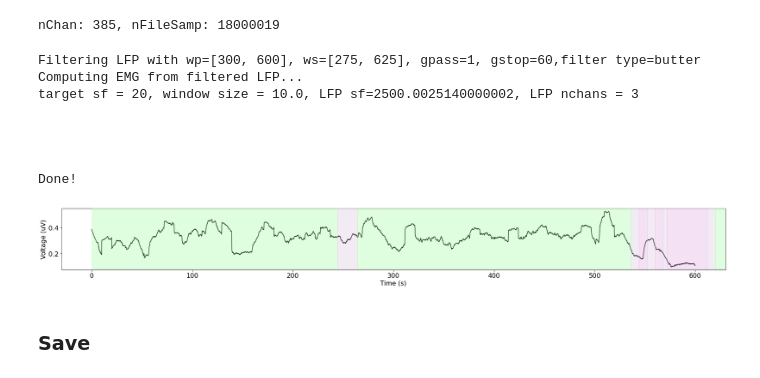
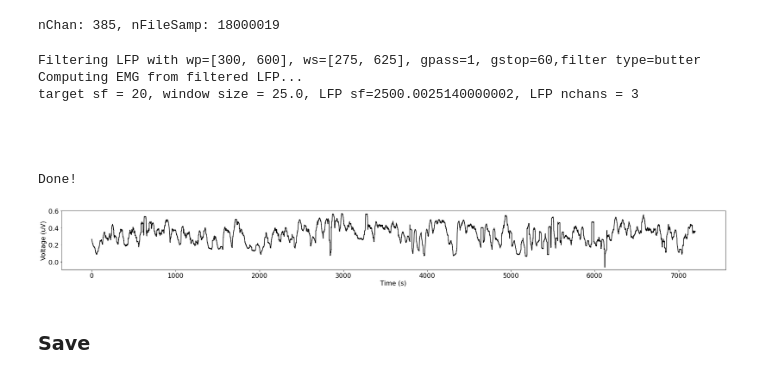
Before and after one commit to CSC-UW/ecephys, a Jupyter notebook: ecephys/notebooks/EMG-from-LFP.ipynb, the cells around one changed output. Cells and saved outputs as stored; diff of their text form; code cells hidden in the pictures.

```diff
--- a/ecephys/notebooks/EMG-from-LFP.ipynb
+++ b/ecephys/notebooks/EMG-from-LFP.ipynb
@@ -20,6 +20,6 @@ from ecephys.scoring import load_visbrain_hypnogram
 from ecephys.plot import plot_hypnogram_overlay
 # %%
 start_time = 0
-end_time = 600
-bin_path = Path(paths.lfp_bin["SR"]["Doppio"])
+end_time = None
+bin_path = paths.get_datapath(subject="Doppio", condition="REC-2", data="lf.bin")
 # %%
@@ -31,12 +31,12 @@ emg_sig = load_timeseries(bin_path, emg_chans, start_time=start_time, end_time=e
 # %% [output]
 nChan: 385, nFileSamp: 18000019
 # %%
-emg_opts = dict(target_sf=20, window_size=10.0, wp=[300, 600], ws=[275, 625], gpass=1, gstop=60, ftype='butter')
+emg_opts = dict(target_sf=20, window_size=25.0, wp=[300, 600], ws=[275, 625], gpass=1, gstop=60, ftype='butter')
 emg_values = compute_EMG(emg_sig.values.T, emg_sig.fs, **emg_opts).T
 # %% [output]
 Filtering LFP with wp=[300, 600], ws=[275, 625], gpass=1, gstop=60,filter type=butter
 Computing EMG from filtered LFP...
-target sf = 20, window size = 10.0, LFP sf=2500.0025140000002, LFP nchans = 3
+target sf = 20, window size = 25.0, LFP sf=2500.0025140000002, LFP nchans = 3
 
 
 
@@ -53,9 +53,9 @@ for key in emg_opts:
 # %%
 _, ax = plt.subplots(figsize=(24, 3))
 plot_time_series(emg.time.values, emg.values, ax=ax)
-plot_hypnogram_overlay(hypno, ax=ax)
+#plot_hypnogram_overlay(hypno, ax=ax)
 # %% [output]
-[figure, old version]
+[figure, new version]
 # %% [markdown]
 ### Save
 # %%
```
Also changed, not shown: parts of 4 cells of this notebook, 14 other files.
